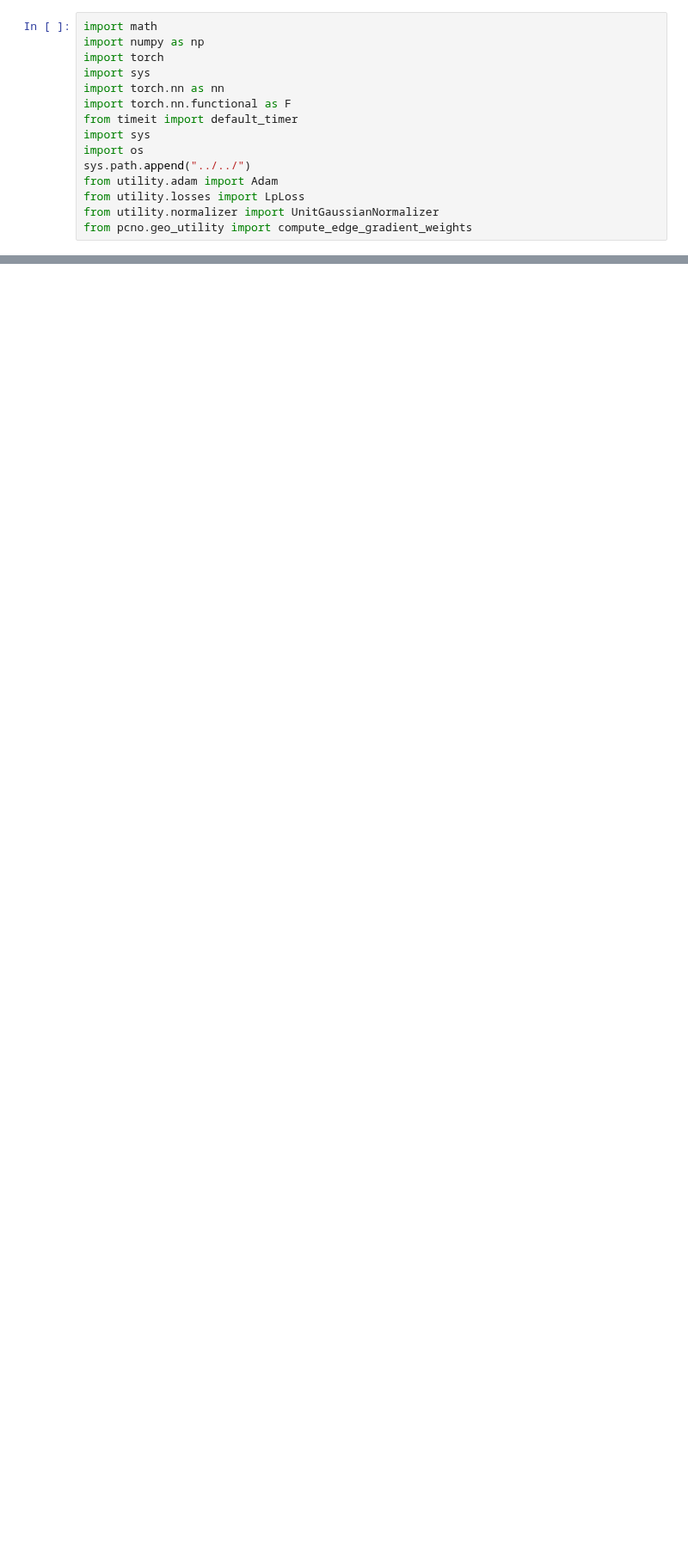
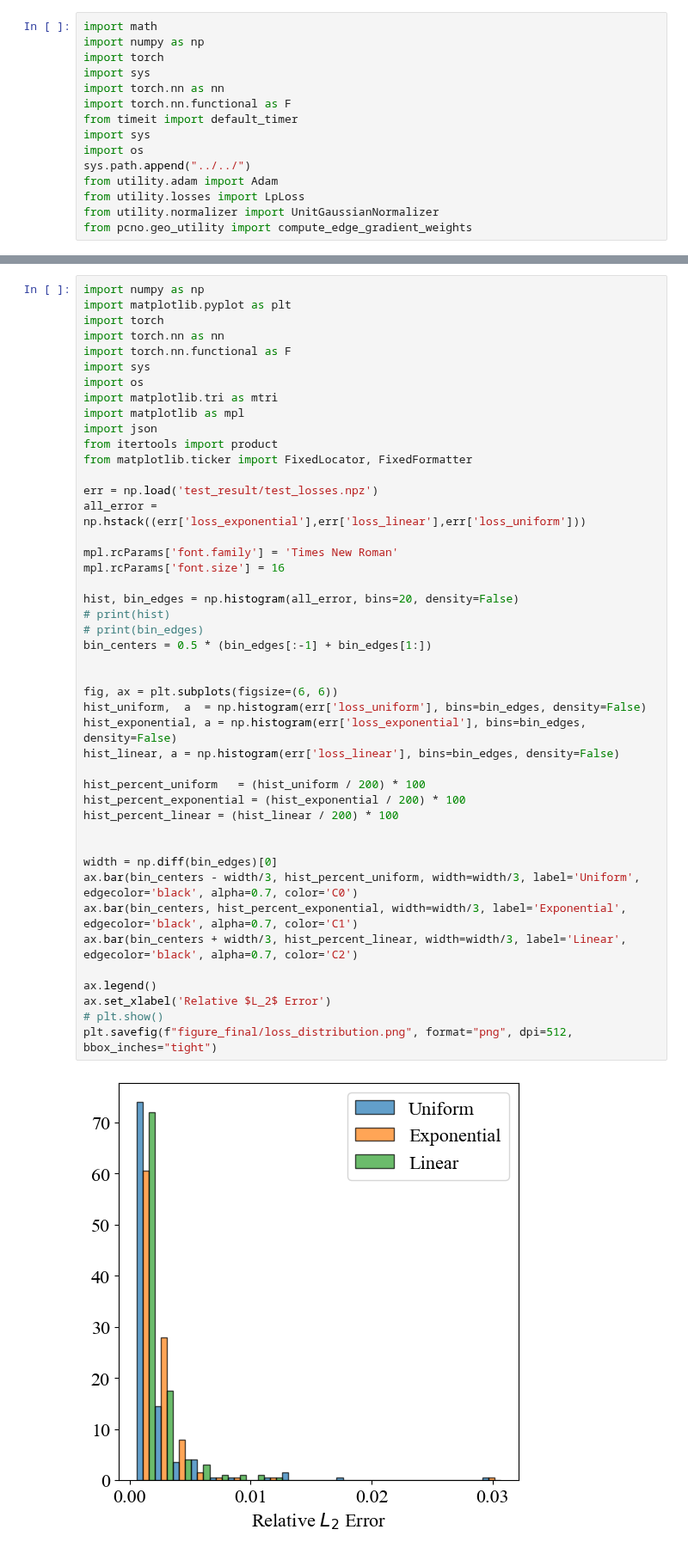
Before and after one commit to PKU-CMEGroup/NeuralOperator, a Jupyter notebook: scripts/adv_diff_bvp/test.ipynb, the cells around one changed output, grey strips where cells are left out. Shown at 86% size. Drawn from its saved outputs; the diff is of its cells as text; blank space fills up the shorter version.

```diff
--- a/scripts/adv_diff_bvp/test.ipynb
+++ b/scripts/adv_diff_bvp/test.ipynb
@@ -461,0 +580,47 @@ plot_trendency(data_loaded, plot_equal_weights,plot_loss_types , plot_train_type
+# %%
+import numpy as np
+import matplotlib.pyplot as plt
+import torch
+import torch.nn as nn
+import torch.nn.functional as F
+import sys
+import os
+import matplotlib.tri as mtri
+import matplotlib as mpl
+import json
+from itertools import product
+from matplotlib.ticker import FixedLocator, FixedFormatter
+
+err = np.load('test_result/test_losses.npz')
+all_error = np.hstack((err['loss_exponential'],err['loss_linear'],err['loss_uniform']))
+
+mpl.rcParams['font.family'] = 'Times New Roman'
+mpl.rcParams['font.size'] = 16
+
+hist, bin_edges = np.histogram(all_error, bins=20, density=False)
+# print(hist)
+# print(bin_edges)
+bin_centers = 0.5 * (bin_edges[:-1] + bin_edges[1:])
+
+
+fig, ax = plt.subplots(figsize=(6, 6))
+hist_uniform,  a  = np.histogram(err['loss_uniform'], bins=bin_edges, density=False)
+hist_exponential, a = np.histogram(err['loss_exponential'], bins=bin_edges, density=False)
+hist_linear, a = np.histogram(err['loss_linear'], bins=bin_edges, density=False)
+
+hist_percent_uniform   = (hist_uniform / 200) * 100
+hist_percent_exponential = (hist_exponential / 200) * 100
+hist_percent_linear = (hist_linear / 200) * 100
+
+
+width = np.diff(bin_edges)[0]
+ax.bar(bin_centers - width/3, hist_percent_uniform, width=width/3, label='Uniform', edgecolor='black', alpha=0.7, color='C0')
+ax.bar(bin_centers, hist_percent_exponential, width=width/3, label='Exponential', edgecolor='black', alpha=0.7, color='C1')
+ax.bar(bin_centers + width/3, hist_percent_linear, width=width/3, label='Linear', edgecolor='black', alpha=0.7, color='C2')
+
+ax.legend()
+ax.set_xlabel('Relative $L_2$ Error')
+# plt.show()
+plt.savefig(f"figure_final/loss_distribution.png", format="png", dpi=512, bbox_inches="tight")
+# %% [output]
+[figure, added]
```
Also changed, not shown: parts of 9 cells of this notebook, 24 other files.
